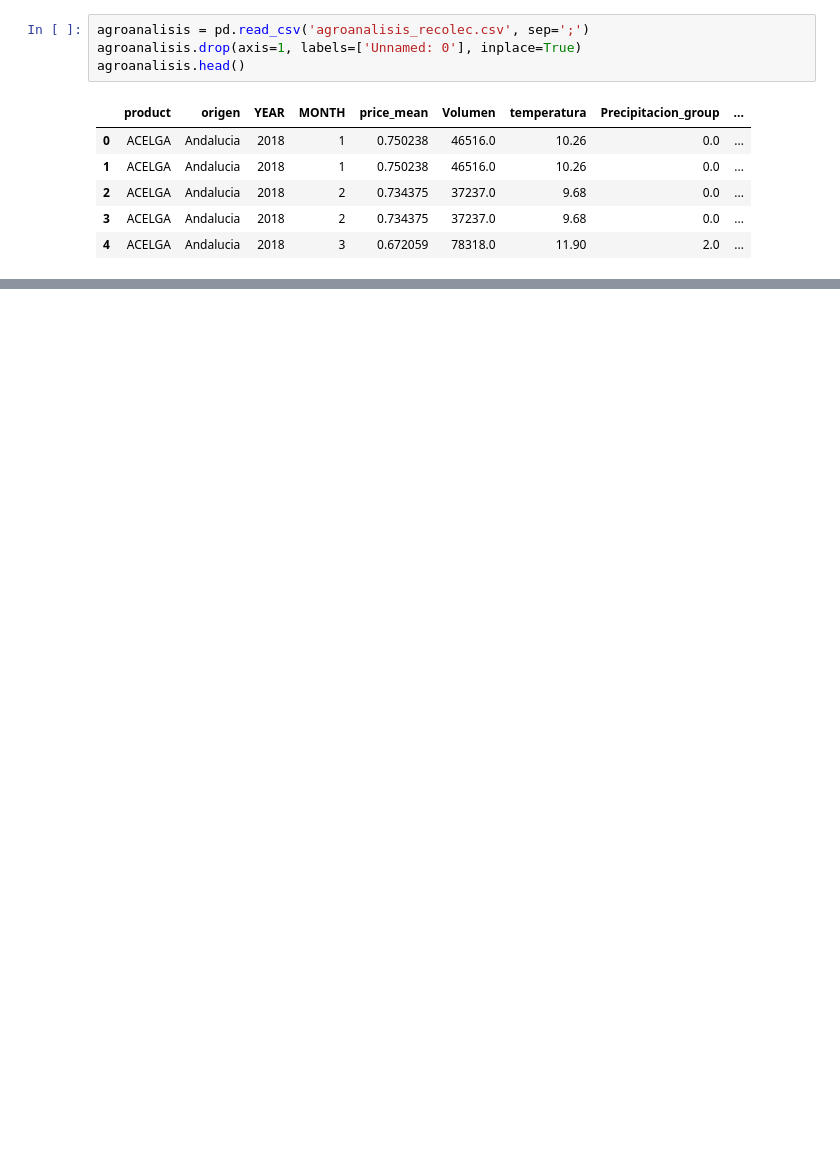
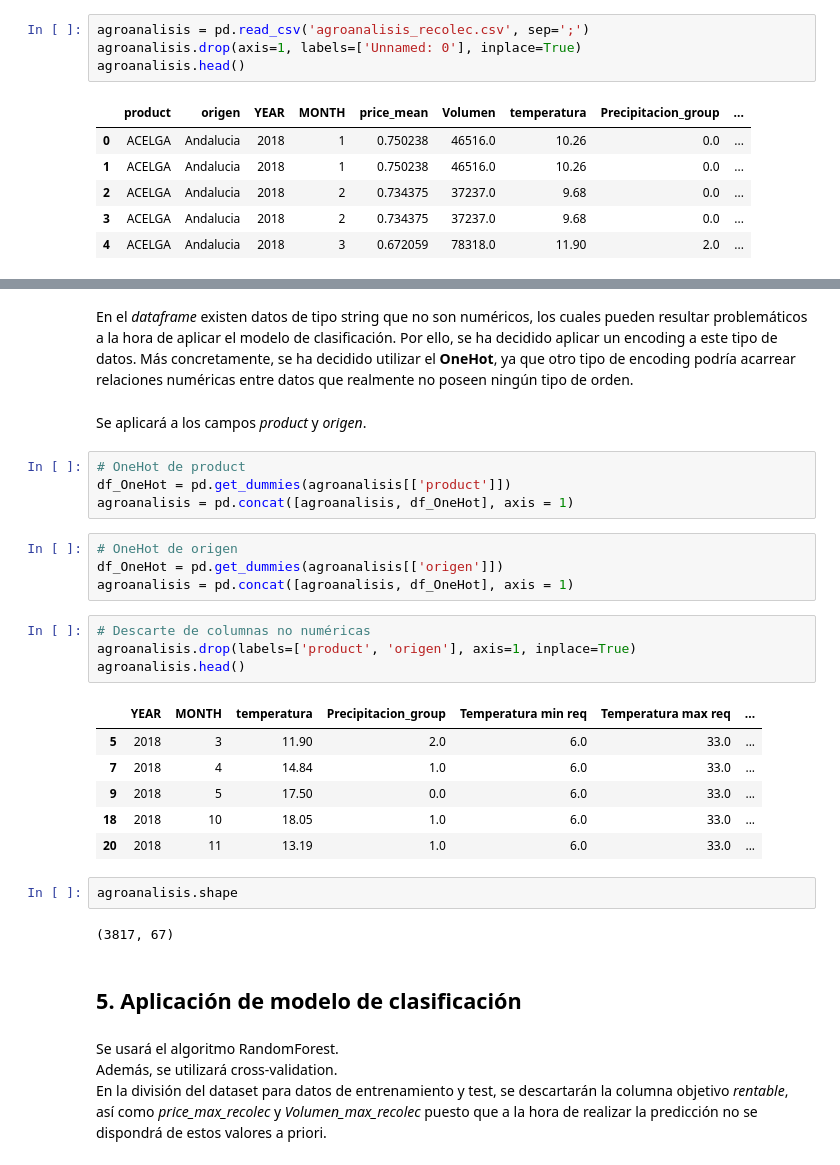
Before and after one commit to Laura-VFA/DataMining-21-22, a Jupyter notebook: DM_Entrega3.ipynb, the cells around one changed output, grey strips where cells are left out. Saved outputs shown, nothing was run; the diff lists cells and outputs as text; blank space fills up the shorter version.

```diff
--- a/DM_Entrega3.ipynb
+++ b/DM_Entrega3.ipynb
@@ -142,0 +197,33 @@ agroanalisis.drop(axis=1, labels=['Dias entre riego zona seca', 'Dias entre rieg
+# %% [markdown]
+En el *dataframe* existen datos de tipo string que no son numéricos, los cuales pueden resultar problemáticos a la hora de aplicar el modelo de clasificación. Por ello, se ha decidido aplicar un encoding a este tipo de datos. Más concretamente, se ha decidido utilizar el **OneHot**, ya que otro tipo de encoding podría acarrear relaciones numéricas entre datos que realmente no poseen ningún tipo de orden.
+# %% [markdown]
+Se aplicará a los campos *product* y *origen*.
+# %%
+# OneHot de product
+df_OneHot = pd.get_dummies(agroanalisis[['product']])
+agroanalisis = pd.concat([agroanalisis, df_OneHot], axis = 1)
+# %%
+# OneHot de origen
+df_OneHot = pd.get_dummies(agroanalisis[['origen']])
+agroanalisis = pd.concat([agroanalisis, df_OneHot], axis = 1)
+# %%
+# Descarte de columnas no numéricas
+agroanalisis.drop(labels=['product', 'origen'], axis=1, inplace=True)
+agroanalisis.head()
+# %% [output]
+|  | YEAR | MONTH | temperatura | Precipitacion_group | Temperatura min req | Temperatura max req | ... |
+| 5 | 2018 | 3 | 11.90 | 2.0 | 6.0 | 33.0 | ... |
+| 7 | 2018 | 4 | 14.84 | 1.0 | 6.0 | 33.0 | ... |
+| 9 | 2018 | 5 | 17.50 | 0.0 | 6.0 | 33.0 | ... |
+| 18 | 2018 | 10 | 18.05 | 1.0 | 6.0 | 33.0 | ... |
+| 20 | 2018 | 11 | 13.19 | 1.0 | 6.0 | 33.0 | ... |
+# %%
+agroanalisis.shape
+# %% [output]
+(3817, 67)
+# %% [markdown]
+## 5. Aplicación de modelo de clasificación
+# %% [markdown]
+Se usará el algoritmo RandomForest.
+Además, se utilizará cross-validation.
+En la división del dataset para datos de entrenamiento y test, se descartarán la columna objetivo *rentable*, así como *price_max_recolec* y *Volumen_max_recolec* puesto que a la hora de realizar la predicción no se dispondrá de estos valores a priori.
```
Also changed, not shown: parts of 43 cells of this notebook.
